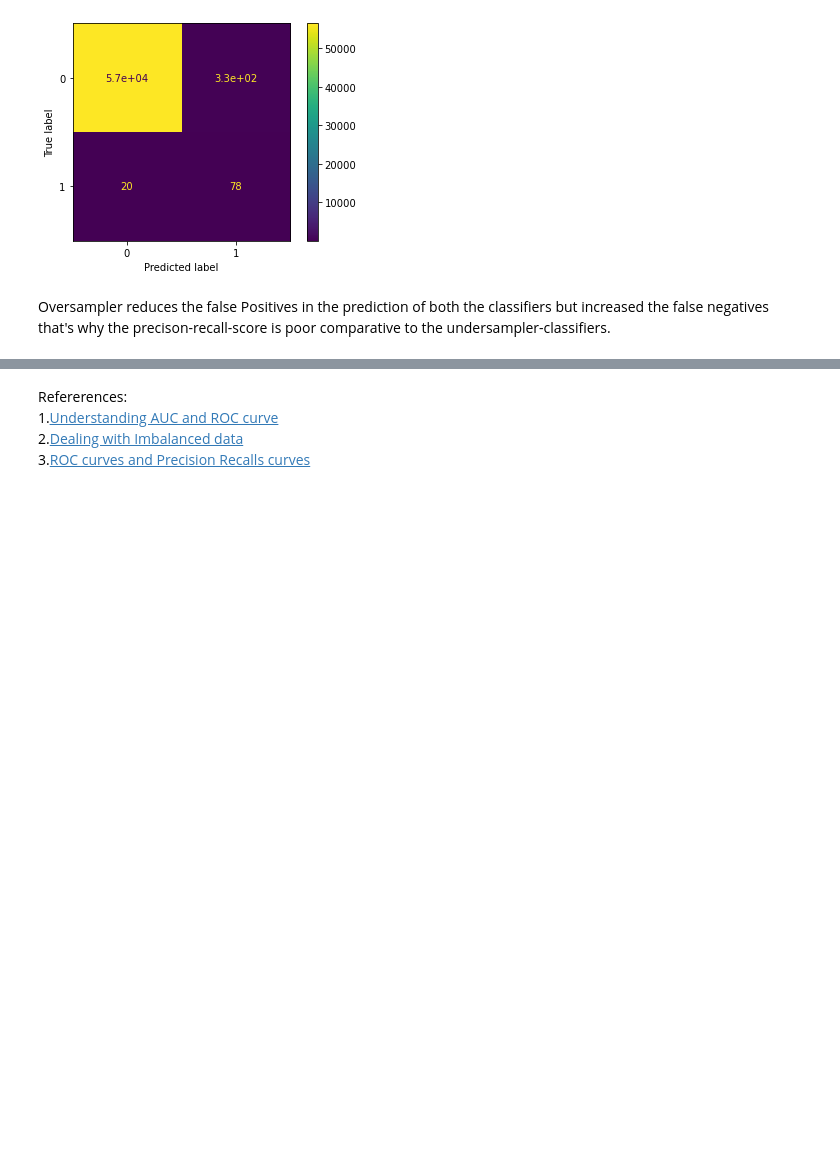
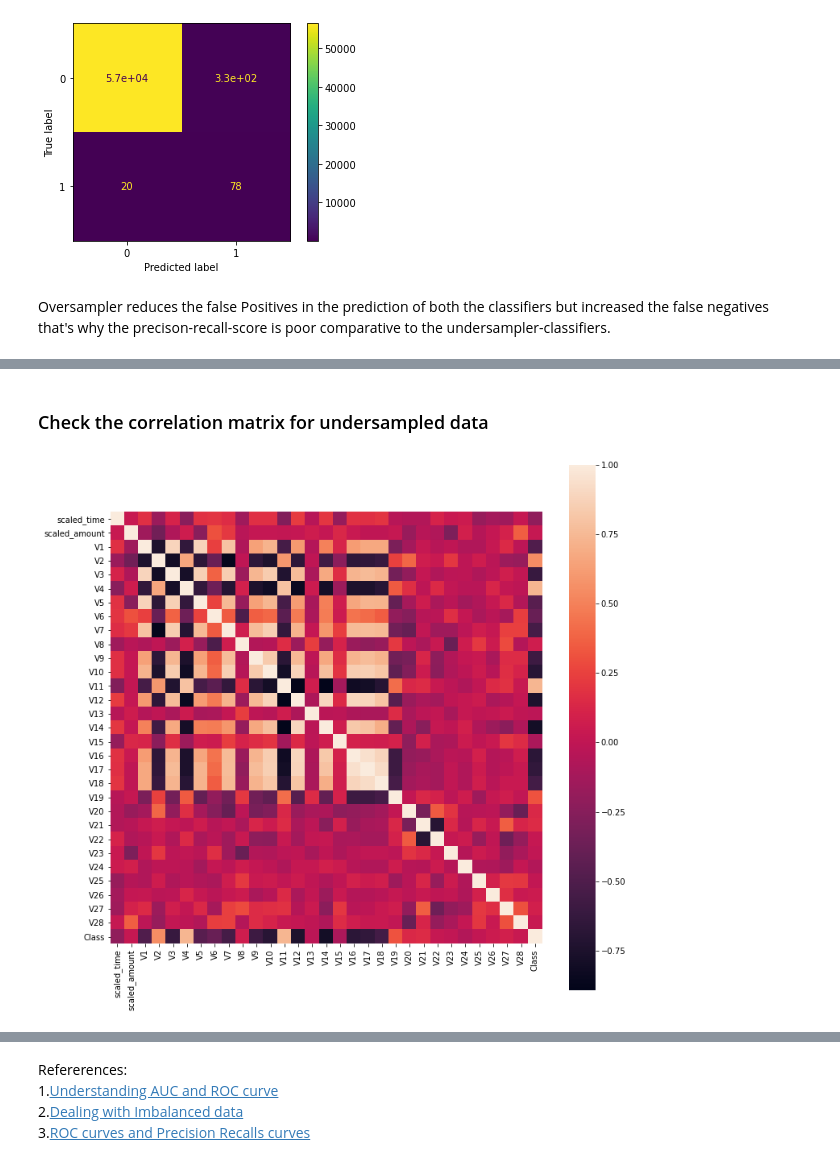
Before and after one commit to Sudhakar17/credit-card-fraud-detection, a Jupyter notebook: credit-card-fraud-detection.ipynb, the cells around one changed output, grey strips where cells are left out. Cells and saved outputs as stored; diff of their text form; code cells hidden in the pictures; blank space fills up the shorter version.

```diff
--- a/credit-card-fraud-detection.ipynb
+++ b/credit-card-fraud-detection.ipynb
@@ -480,0 +486,10 @@ Oversampler reduces the false Positives in the prediction of both the classifier
+# %% [markdown]
+### Check the correlation matrix for undersampled data
+# %%
+undersampled_df = pd.concat((undersampled_x, undersampled_y), axis=1)
+correlation_mat = undersampled_df.corr()
+fig = plt.figure(figsize=(12,12))
+sns.heatmap(correlation_mat, vmax=1.0, square=True)
+plt.show()
+# %% [output]
+[figure, added]
```
Also changed, not shown: parts of 3 cells of this notebook.
